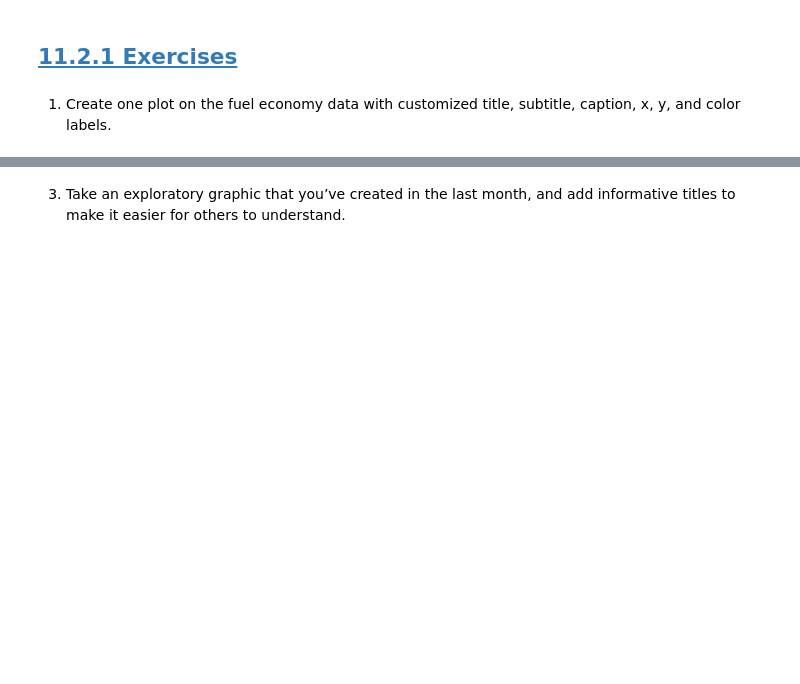
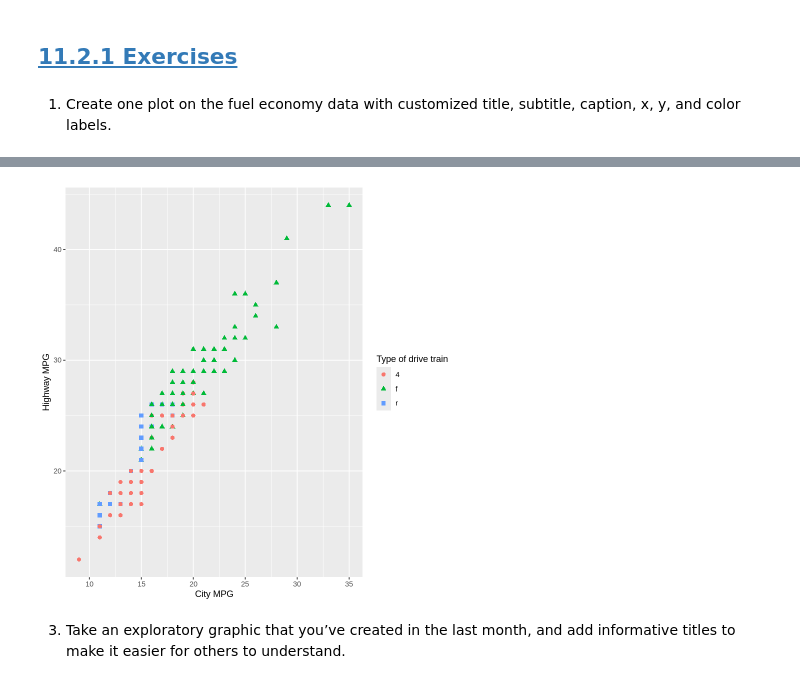
Before and after one commit to Brandy-Corwin/R-for-DS-exercises, a Jupyter notebook: Week_5_Assignments.ipynb, the cells around one changed output, grey strips where cells are left out. Cells and saved outputs as stored; diff of their text form; code cells hidden in the pictures; blank space fills up the shorter version.

```diff
--- a/Week_5_Assignments.ipynb
+++ b/Week_5_Assignments.ipynb
@@ -462,5 +462,16 @@ nycflights13::flights |>
 # %% [markdown]
 2. Recreate the following plot using the fuel economy data. Note that both the colors and shapes of points vary by type of drive train.
 <img src="https://r4ds.hadley.nz/communication_files/figure-html/unnamed-chunk-5-1.png" width="400" height="300"/></img>
+# %%
+ggplot(mpg, aes(x = cty, y = hwy)) +
+  geom_point(aes(color = drv, shape = drv), size = 2) +
+  labs(
+    x = "City MPG",
+    y = "Highway MPG",
+    color = "Type of drive train",
+    shape = "Type of drive train"
+  )
+# %% [output]
+[figure, added]
 # %% [markdown]
 3. Take an exploratory graphic that you’ve created in the last month, and add informative titles to make it easier for others to understand.
```
Also changed, not shown: parts of 10 cells of this notebook.
